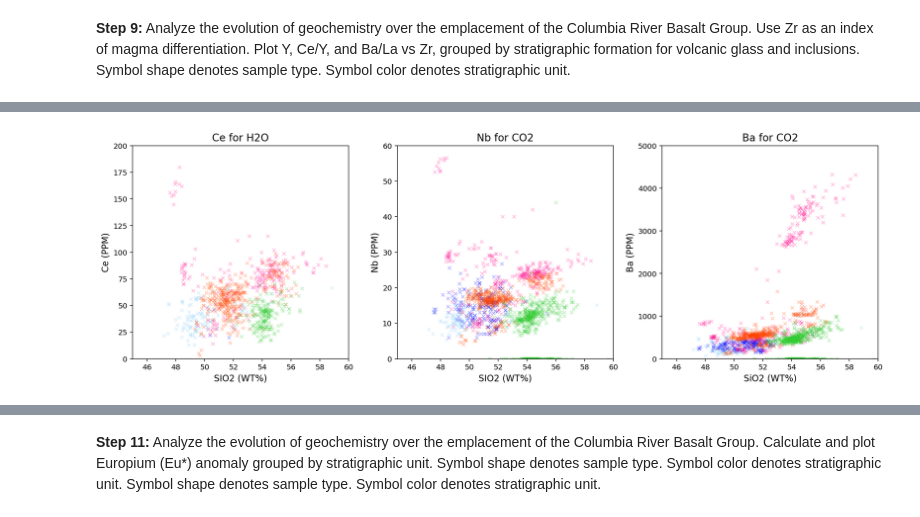
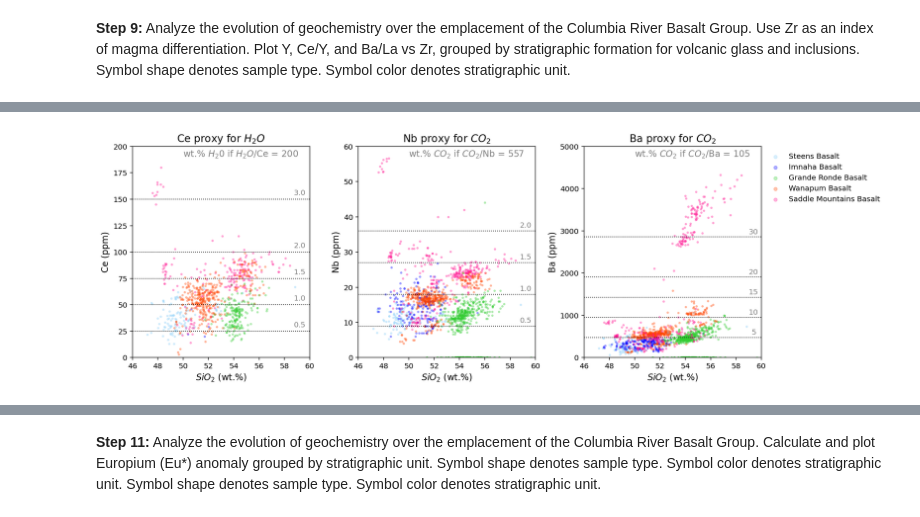
Before and after one commit to lhlinka/rces-final-project, a Jupyter notebook: finalproject.ipynb, the cells around one changed output, grey strips where cells are left out. Cells and saved outputs as stored; diff of their text form; code cells hidden in the pictures.

```diff
--- a/finalproject.ipynb
+++ b/finalproject.ipynb
@@ -465,41 +467,76 @@ ax[2].set_ylim(0,160);
 # %%
 fig, ax= plt.subplots(ncols=3, figsize=(15,5), tight_layout = True)
 
+gb_wholerock.get_group(' STEENS BASALT').plot.scatter(x='SIO2(WT%)NORM', y='CE(PPM)', c='lightskyblue', vmin=0, marker ='.', alpha=0.3, ax=ax[0])
+gb_wholerock.get_group(' IMNAHA BASALT').plot.scatter(x='SIO2(WT%)NORM', y='CE(PPM)', c='blue', vmin=0, marker ='.', alpha=0.3, ax=ax[0])
+gb_wholerock.get_group(' SADDLE MOUNTAINS BASALT').plot.scatter(x='SIO2(WT%)NORM', y='CE(PPM)', c='deeppink',vmin=0, marker ='.', alpha=0.3, ax=ax[0])
+gb_wholerock.get_group(' WANAPUM BASALT').plot.scatter(x='SIO2(WT%)NORM', y='CE(PPM)', c='orangered', vmin=0, marker ='.', alpha=0.3, ax=ax[0])
+gb_wholerock.get_group(' GRANDE RONDE BASALT').plot.scatter(x='SIO2(WT%)NORM', y='CE(PPM)', c='limegreen', vmin=0, marker ='.', alpha=0.3, ax=ax[0])
 
-gb_wholerock.get_group(' STEENS BASALT').plot.scatter(x='SIO2(WT%)NORM', y='CE(PPM)', c='lightskyblue', vmin=0, marker ='x', alpha=0.3, ax=ax[0])
-gb_wholerock.get_group(' IMNAHA BASALT').plot.scatter(x='SIO2(WT%)NORM', y='CE(PPM)', c='blue', vmin=0, marker ='x', alpha=0.3, ax=ax[0])
-gb_wholerock.get_group(' SADDLE MOUNTAINS BASALT').plot.scatter(x='SIO2(WT%)NORM', y='CE(PPM)', c='deeppink',vmin=0, marker ='x', alpha=0.3, ax=ax[0])
-gb_wholerock.get_group(' WANAPUM BASALT').plot.scatter(x='SIO2(WT%)NORM', y='CE(PPM)', c='orangered', vmin=0, marker ='x', alpha=0.3, ax=ax[0])
-gb_wholerock.get_group(' GRANDE RONDE BASALT').plot.scatter(x='SIO2(WT%)NORM', y='CE(PPM)', c='limegreen', vmin=0, marker ='x', alpha=0.3, ax=ax[0])
-ax[0].set_title('Ce for H2O', fontsize = 14)
-ax[0].set_xlabel('SIO2 (WT%)', fontsize = 12)
-ax[0].set_ylabel('Ce (PPM)', fontsize = 12)
-ax[0].set_xlim(45,60)
+gb_wholerock.get_group(' STEENS BASALT').plot.scatter(x='SIO2(WT%)NORM', y='NB(PPM)', c='lightskyblue', vmin=0, marker ='.', alpha=0.3, ax=ax[1])
+gb_wholerock.get_group(' IMNAHA BASALT').plot.scatter(x='SIO2(WT%)NORM', y='NB(PPM)', c='blue', vmin=0, marker ='.', alpha=0.3, ax=ax[1])
+gb_wholerock.get_group(' SADDLE MOUNTAINS BASALT').plot.scatter(x='SIO2(WT%)NORM', y='NB(PPM)', c='deeppink',vmin=0, marker ='.', alpha=0.3, ax=ax[1])
+gb_wholerock.get_group(' WANAPUM BASALT').plot.scatter(x='SIO2(WT%)NORM', y='NB(PPM)', c='orangered', vmin=0, marker ='.', alpha=0.3, ax=ax[1])
+gb_wholerock.get_group(' GRANDE RONDE BASALT').plot.scatter(x='SIO2(WT%)NORM', y='NB(PPM)', c='limegreen', vmin=0, marker ='.', alpha=0.3, ax=ax[1])
+
+gb_wholerock.get_group(' STEENS BASALT').plot.scatter(x='SIO2(WT%)NORM', y='BA(PPM)', c='lightskyblue', vmin=0, marker ='.', alpha=0.3, label = 'Steens Basalt', ax=ax[2])
+gb_wholerock.get_group(' IMNAHA BASALT').plot.scatter(x='SIO2(WT%)NORM', y='BA(PPM)', c='blue', vmin=0, marker ='.', alpha=0.3,label = 'Imnaha Basalt', ax=ax[2])
+gb_wholerock.get_group(' GRANDE RONDE BASALT').plot.scatter(x='SIO2(WT%)NORM', y='BA(PPM)', c='limegreen', vmin=0, marker ='.', alpha=0.3,label = 'Grande Ronde Basalt', ax=ax[2])
+gb_wholerock.get_group(' WANAPUM BASALT').plot.scatter(x='SIO2(WT%)NORM', y='BA(PPM)', c='orangered', vmin=0, marker ='.', alpha=0.3, label = 'Wanapum Basalt', ax=ax[2])
+gb_wholerock.get_group(' SADDLE MOUNTAINS BASALT').plot.scatter(x='SIO2(WT%)NORM', y='BA(PPM)', c='deeppink',vmin=0, marker ='.', alpha=0.3, label = 'Saddle Mountains Basalt', ax=ax[2])
+
+ax[0].set_title('Ce proxy for $H_2O$', fontsize = 14)
+ax[0].set_xlabel('$SiO_2$ (wt.%)', fontsize = 12)
+ax[0].set_ylabel('Ce (ppm)', fontsize = 12)
+ax[0].set_xlim(46,60)
 ax[0].set_ylim(0,200)
-# ax[0].grid(which='minor', linestyle = 'dotted', color = 'k')
-# ax[0].grid(which='major', linestyle = 'dotted', color = 'k')
+ax[0].axhline(y=25, linestyle='dotted', color ='k', label='0.5')
+ax[0].axhline(y=50, linestyle='dotted', color ='k', label='1.0')
+ax[0].axhline(y=75, linestyle='dotted', color ='k', label='1.5')
+ax[0].axhline(y=100, linestyle='dotted', color ='k', label='2.0')
+ax[0].axhline(y=150, linestyle='dotted', color ='k', label='3.0')
+ax[0].text(50, 190, r'wt.% $H_20$ if $H_2O$/Ce = 200', fontsize=12, color='gray')
+ax[0].text(58.75, 29, r'0.5', fontsize=10, color='gray')
+ax[0].text(58.75, 54, r'1.0', fontsize=10, color='gray')
+ax[0].text(58.75, 79, r'1.5', fontsize=10, color='gray')
+ax[0].text(58.75, 104, r'2.0', fontsize=10, color='gray')
+ax[0].text(58.75, 154, r'3.0', fontsize=10, color='gray')
 
-gb_wholerock.get_group(' STEENS BASALT').plot.scatter(x='SIO2(WT%)NORM', y='NB(PPM)', c='lightskyblue', vmin=0, marker ='x', alpha=0.3, ax=ax[1])
-gb_wholerock.get_group(' IMNAHA BASALT').plot.scatter(x='SIO2(WT%)NORM', y='NB(PPM)', c='blue', vmin=0, marker ='x', alpha=0.3, ax=ax[1])
-gb_wholerock.get_group(' SADDLE MOUNTAINS BASALT').plot.scatter(x='SIO2(WT%)NORM', y='NB(PPM)', c='deeppink',vmin=0, marker ='x', alpha=0.3, ax=ax[1])
-gb_wholerock.get_group(' WANAPUM BASALT').plot.scatter(x='SIO2(WT%)NORM', y='NB(PPM)', c='orangered', vmin=0, marker ='x', alpha=0.3, ax=ax[1])
-gb_wholerock.get_group(' GRANDE RONDE BASALT').plot.scatter(x='SIO2(WT%)NORM', y='NB(PPM)', c='limegreen', vmin=0, marker ='x', alpha=0.3, ax=ax[1])
-ax[1].set_title('Nb for CO2', fontsize = 14)
-ax[1].set_xlabel('SIO2 (WT%)', fontsize = 12)
-ax[1].set_ylabel('Nb (PPM)', fontsize = 12)
-ax[1].set_xlim(45,60)
+ax[1].set_title('Nb proxy for $CO_2$', fontsize = 14)
+ax[1].set_xlabel('$SiO_2$ (wt.%)', fontsize = 12)
+ax[1].set_ylabel('Nb (ppm)', fontsize = 12)
+ax[1].set_xlim(46,60)
 ax[1].set_ylim(0,60)
+ax[1].axhline(y=9, linestyle='dotted', color ='k', label='0.5')
+ax[1].axhline(y=18, linestyle='dotted', color ='k', label='1.0')
+ax[1].axhline(y=27, linestyle='dotted', color ='k', label='1.5')
+ax[1].axhline(y=36, linestyle='dotted', color ='k', label='2.0')
+ax[1].text(50, 57, r'wt.% $CO_2$ if $CO_2$/Nb = 557', fontsize=12, color='gray')
+ax[1].text(58.75, 10, r'0.5', fontsize=10, color='gray')
+ax[1].text(58.75, 19, r'1.0', fontsize=10, color='gray')
+ax[1].text(58.75, 28, r'1.5', fontsize=10, color='gray')
+ax[1].text(58.75, 37, r'2.0', fontsize=10, color='gray')
 
-gb_wholerock.get_group(' STEENS BASALT').plot.scatter(x='SIO2(WT%)NORM', y='BA(PPM)', c='lightskyblue', vmin=0, marker ='x', alpha=0.3, ax=ax[2])
-gb_wholerock.get_group(' IMNAHA BASALT').plot.scatter(x='SIO2(WT%)NORM', y='BA(PPM)', c='blue', vmin=0, marker ='x', alpha=0.3, ax=ax[2])
-gb_wholerock.get_group(' SADDLE MOUNTAINS BASALT').plot.scatter(x='SIO2(WT%)NORM', y='BA(PPM)', c='deeppink',vmin=0, marker ='x', alpha=0.3, ax=ax[2])
-gb_wholerock.get_group(' WANAPUM BASALT').plot.scatter(x='SIO2(WT%)NORM', y='BA(PPM)', c='orangered', vmin=0, marker ='x', alpha=0.3, ax=ax[2])
-gb_wholerock.get_group(' GRANDE RONDE BASALT').plot.scatter(x='SIO2(WT%)NORM', y='BA(PPM)', c='limegreen', vmin=0, marker ='x', alpha=0.3, ax=ax[2])
-ax[2].set_title('Ba for CO2', fontsize = 14)
-ax[2].set_xlabel('SiO2 (WT%)', fontsize = 12)
-ax[2].set_ylabel('Ba (PPM)', fontsize = 12)
-ax[2].set_xlim(45,60)
-ax[2].set_ylim(0,5000);
+
+ax[2].set_title('Ba proxy for $CO_2$', fontsize = 14)
+ax[2].set_xlabel('$SiO_2$ (wt.%)', fontsize = 12)
+ax[2].set_ylabel('Ba (ppm)', fontsize = 12)
+ax[2].set_xlim(46,60)
+ax[2].set_ylim(0,5000)
+ax[2].axhline(y=476, linestyle='dotted', color ='k')
+ax[2].axhline(y=952, linestyle='dotted', color ='k')
+ax[2].axhline(y=1428, linestyle='dotted', color ='k')
+ax[2].axhline(y=1904, linestyle='dotted', color ='k')
+ax[2].axhline(y=2856, linestyle='dotted', color ='k')
+ax[2].text(50, 4750, r'wt.% $CO_2$ if $CO_2$/Ba = 105', fontsize=12, color='gray')
+ax[2].text(59.25, 548, r'5', fontsize=10, color='gray')
+ax[2].text(59, 1024, r'10', fontsize=10, color='gray')
+ax[2].text(59, 1498, r'15', fontsize=10, color='gray')
+ax[2].text(59, 1976, r'20', fontsize=10, color='gray')
+ax[2].text(59, 2928, r'30', fontsize=10, color='gray')
+ax[2].legend(fontsize = 10, markerscale = 2)
+
+plt.show();
 # %% [output]
-[figure, old version]
+[figure, new version]
 # %% [markdown]
```
Also changed, not shown: parts of 11 cells of this notebook.
